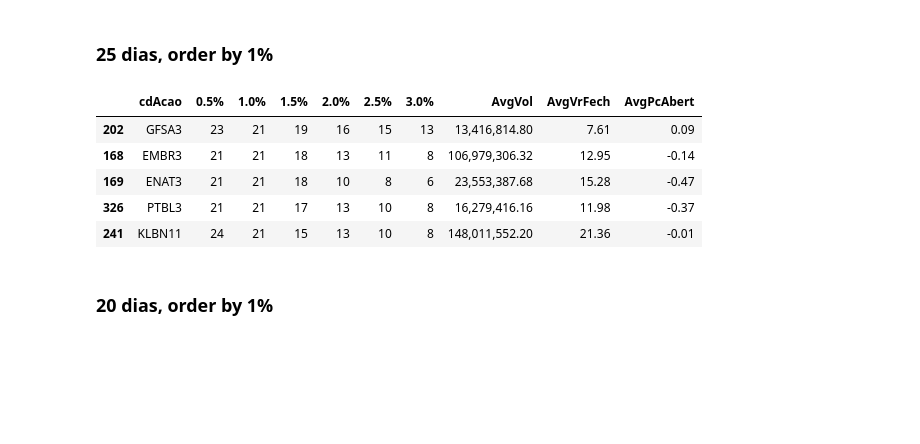
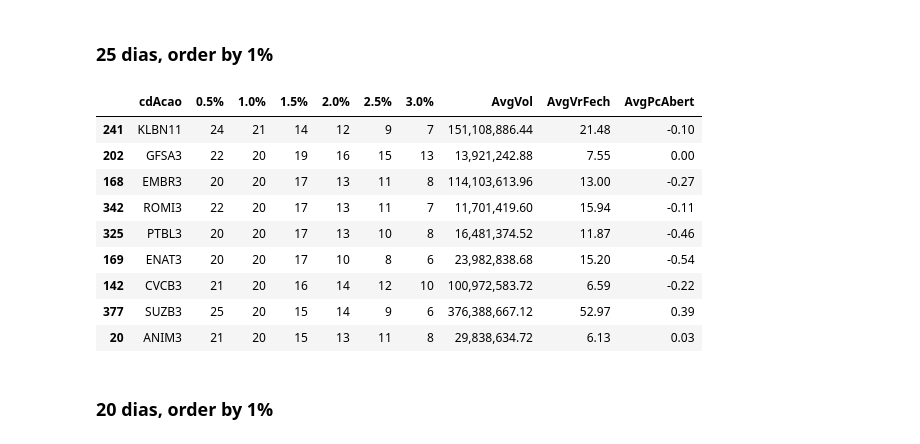
Before and after one commit to alexandre-esmeraldo/StockManager, a Jupyter notebook: StockManager_Processamento.ipynb, the cells around one changed output. Drawn from its saved outputs; the diff is of its cells as text; code cells hidden in the pictures; blank space fills up the shorter version.

```diff
--- a/StockManager_Processamento.ipynb
+++ b/StockManager_Processamento.ipynb
@@ -64,8 +68,12 @@ def leituraArquivos(periodo):
 
     return(df_origem)
 # %%
-def carrega_dados():
-    df = leituraArquivos('A2022')
+def carrega_dados(arquivos):
+
+    df = leituraArquivos(arquivos[0])
+
+    for i in range(1, len(arquivos)):
+        df = pd.concat([df, leituraArquivos(arquivos[i])])
 
 #    df = pd.concat([df_112021, df_122021, df])
 
@@ -113,0 +140,3 @@ def buscaMedia(df_ent, coluna, index_name):
+# %%
+def montaTabela(df_n_dias, vol, col_pc, pc_min, avg_vr_fech):
+    return df_n_dias.loc[(df_n_dias["AvgVol"] > vol) & (df_n_dias[col_pc] >= pc_min) & (df_n_dias["AvgVrFech"] > avg_vr_fech)]
@@ -114,37 +146,20 @@ def buscaMedia(df_ent, coluna, index_name):
 # %%
-df = carrega_dados()
+df = carrega_dados(LISTA_ARQUIVOS)
-# %%
-def montaDfPeriodos(df_origem, qt_dias):
-    df_dias  = buscaPeriodos(df_origem, qt_dias-1)
-
-    df05 = somatorioPcMaxDia(df_dias, 0.5, "0.5%")
-    df10 = somatorioPcMaxDia(df_dias, 1.0, "resultado")
-    df15 = somatorioPcMaxDia(df_dias, 1.5, "resultado")
-    df20 = somatorioPcMaxDia(df_dias, 2.0, "resultado")
-    df25 = somatorioPcMaxDia(df_dias, 2.5, "resultado")
-    df30 = somatorioPcMaxDia(df_dias, 3.0, "resultado")
-    dfVol     = buscaMedia(df_dias, "vrVolume", "vol")
-    dfVrFech  = buscaMedia(df_dias, "vrFech", "vrFech")
-    dfPcAbert = buscaMedia(df_dias, "pcAbert", "pcAbert")
-
-    df05["1.0%"], df05["1.5%"], df05["2.0%"], df05["2.5%"], df05["3.0%"] , df05["AvgVol"], df05["AvgVrFech"], df05["AvgPcAbert"] = [
-    df10["resultado"],df15["resultado"],df20["resultado"],df25["resultado"],df30["resultado"],dfVol["vol"],dfVrFech["vrFech"],dfPcAbert["pcAbert"]]
-
-    df_result = df05.reset_index(drop=True).sort_values(["1.0%", "1.5%", "2.0%", "2.5%", "3.0%"], ascending=False)
-
-    return df_result
 # %% [markdown]
 ### 25 dias, order by 1%
 # %%
-montaDfPeriodos(df, 25).loc[(df_25dias["AvgVol"] > 6000000) &
-                            (df_25dias["1.0%"] >= 21) & (df_25dias["AvgVrFech"] > 5)]
+montaTabela(montaDfPeriodos(df, 25), 6000000, '1.0%', 20, 5)
 # %% [output]
 |  | cdAcao | 0.5% | 1.0% | 1.5% | 2.0% | 2.5% | 3.0% | AvgVol | AvgVrFech | AvgPcAbert |
-| 202 | GFSA3 | 23 | 21 | 19 | 16 | 15 | 13 | 13,416,814.80 | 7.61 | 0.09 |
-| 168 | EMBR3 | 21 | 21 | 18 | 13 | 11 | 8 | 106,979,306.32 | 12.95 | -0.14 |
-| 169 | ENAT3 | 21 | 21 | 18 | 10 | 8 | 6 | 23,553,387.68 | 15.28 | -0.47 |
-| 326 | PTBL3 | 21 | 21 | 17 | 13 | 10 | 8 | 16,279,416.16 | 11.98 | -0.37 |
-| 241 | KLBN11 | 24 | 21 | 15 | 13 | 10 | 8 | 148,011,552.20 | 21.36 | -0.01 |
+| 241 | KLBN11 | 24 | 21 | 14 | 12 | 9 | 7 | 151,108,886.44 | 21.48 | -0.10 |
+| 202 | GFSA3 | 22 | 20 | 19 | 16 | 15 | 13 | 13,921,242.88 | 7.55 | 0.00 |
+| 168 | EMBR3 | 20 | 20 | 17 | 13 | 11 | 8 | 114,103,613.96 | 13.00 | -0.27 |
+| 342 | ROMI3 | 22 | 20 | 17 | 13 | 11 | 7 | 11,701,419.60 | 15.94 | -0.11 |
+| 325 | PTBL3 | 20 | 20 | 17 | 13 | 10 | 8 | 16,481,374.52 | 11.87 | -0.46 |
+| 169 | ENAT3 | 20 | 20 | 17 | 10 | 8 | 6 | 23,982,838.68 | 15.20 | -0.54 |
+| 142 | CVCB3 | 21 | 20 | 16 | 14 | 12 | 10 | 100,972,583.72 | 6.59 | -0.22 |
+| 377 | SUZB3 | 25 | 20 | 15 | 14 | 9 | 6 | 376,388,667.12 | 52.97 | 0.39 |
+| 20 | ANIM3 | 21 | 20 | 15 | 13 | 11 | 8 | 29,838,634.72 | 6.13 | 0.03 |
 # %% [markdown]
 ### 20 dias, order by 1%
 # %%
```
Also changed, not shown: parts of 21 cells of this notebook.
